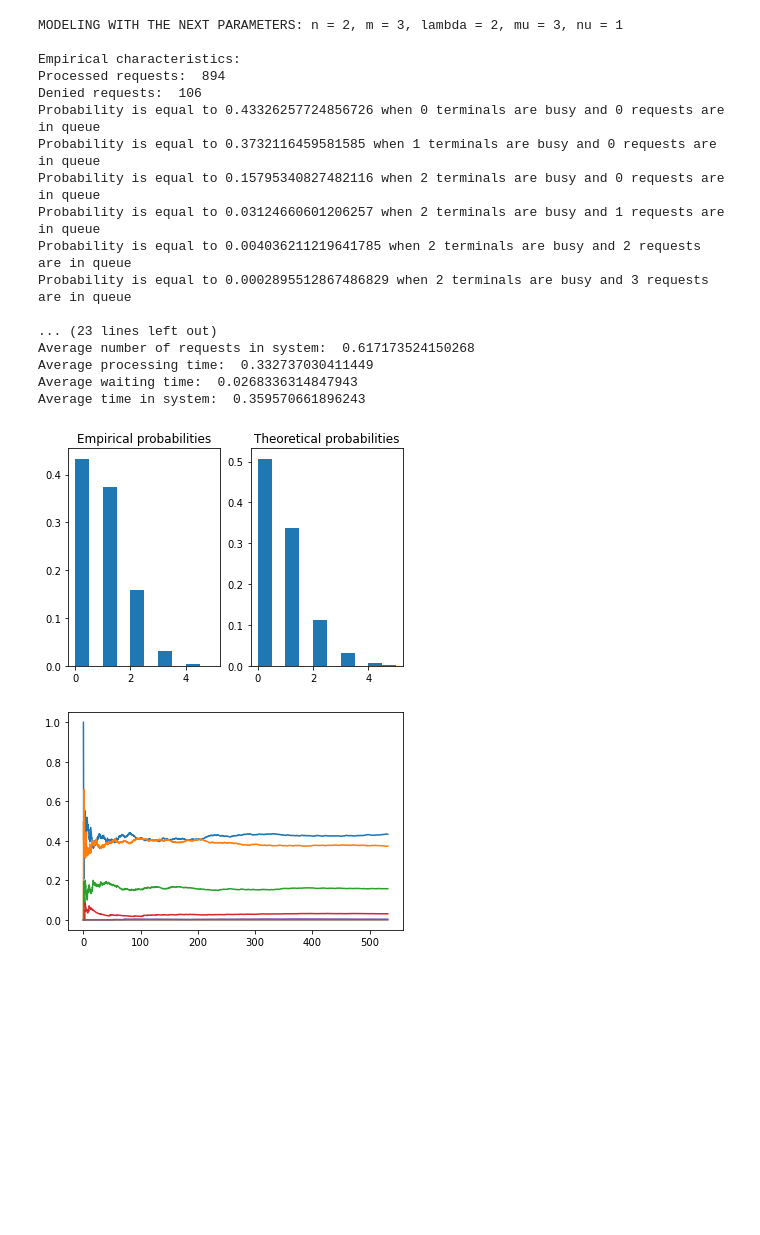
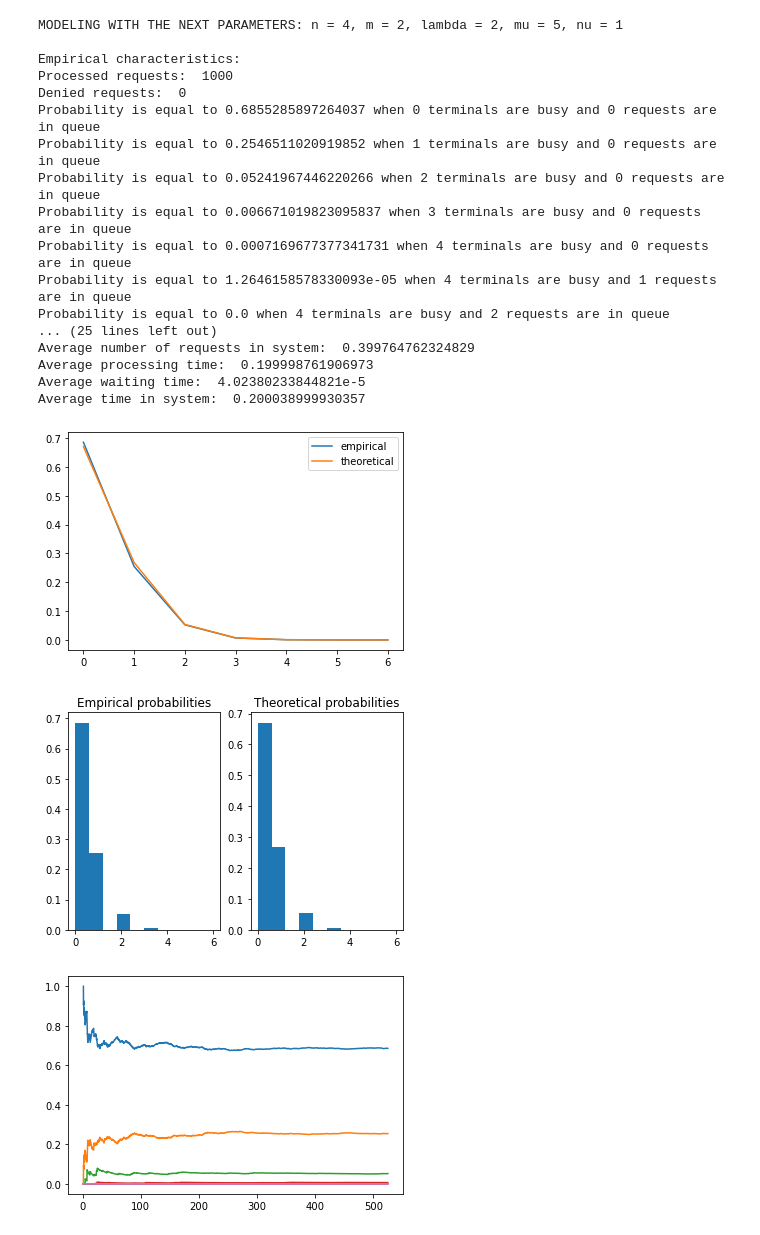
Before and after one commit to max-zhukousky/MMod, a Jupyter notebook: MMod_Second_Maxim_Zhukousky_853502.ipynb, the cells around one changed output. Saved outputs shown, nothing was run; the diff lists cells and outputs as text; code cells hidden in the pictures; blank space fills up the shorter version.

```diff
--- a/MMod_Second_Maxim_Zhukousky_853502.ipynb
+++ b/MMod_Second_Maxim_Zhukousky_853502.ipynb
@@ -256,28 +286,29 @@ class SystemOfMassServiceModel:
 # %%
-params = (2, 3, 2, 3, 1, 1000, 0.05)
+params = (4, 2, 2, 5, 1, 1000)
 model = SystemOfMassServiceModel(*params)
 model.modeling()
 print(f'MODELING WITH THE NEXT PARAMETERS: n = {model.n}, m = {model.m}, lambda = {model.lambda_}, mu = {model.mu}, nu = {model.nu}')
 model_characteristics = CharacteristicsShower(model)
 model_characteristics.plot_graphs()
 # %% [output]
-MODELING WITH THE NEXT PARAMETERS: n = 2, m = 3, lambda = 2, mu = 3, nu = 1
+MODELING WITH THE NEXT PARAMETERS: n = 4, m = 2, lambda = 2, mu = 5, nu = 1
 
 Empirical characteristics:
-Processed requests:  894
-Denied requests:  106
-Probability is equal to 0.43326257724856726 when 0 terminals are busy and 0 requests are in queue
-Probability is equal to 0.3732116459581585 when 1 terminals are busy and 0 requests are in queue
-Probability is equal to 0.15795340827482116 when 2 terminals are busy and 0 requests are in queue
-Probability is equal to 0.03124660601206257 when 2 terminals are busy and 1 requests are in queue
-Probability is equal to 0.004036211219641785 when 2 terminals are busy and 2 requests are in queue
-Probability is equal to 0.0002895512867486829 when 2 terminals are busy and 3 requests are in queue
-
-... (23 lines left out)
-Average number of requests in system:  0.617173524150268
-Average processing time:  0.332737030411449
-Average waiting time:  0.0268336314847943
-Average time in system:  0.359570661896243
+Processed requests:  1000
+Denied requests:  0
+Probability is equal to 0.6855285897264037 when 0 terminals are busy and 0 requests are in queue
+Probability is equal to 0.2546511020919852 when 1 terminals are busy and 0 requests are in queue
+Probability is equal to 0.05241967446220266 when 2 terminals are busy and 0 requests are in queue
+Probability is equal to 0.006671019823095837 when 3 terminals are busy and 0 requests are in queue
+Probability is equal to 0.0007169677377341731 when 4 terminals are busy and 0 requests are in queue
+Probability is equal to 1.2646158578330093e-05 when 4 terminals are busy and 1 requests are in queue
+Probability is equal to 0.0 when 4 terminals are busy and 2 requests are in queue
+... (25 lines left out)
+Average number of requests in system:  0.399764762324829
+Average processing time:  0.199998761906973
+Average waiting time:  4.02380233844821e-5
+Average time in system:  0.200038999930357
-[figure, old version]
+[figure, new version]
-[figure, old version]
+[figure, new version]
+[figure, added]
 # %%
```
Also changed, not shown: parts of 3 cells of this notebook.
